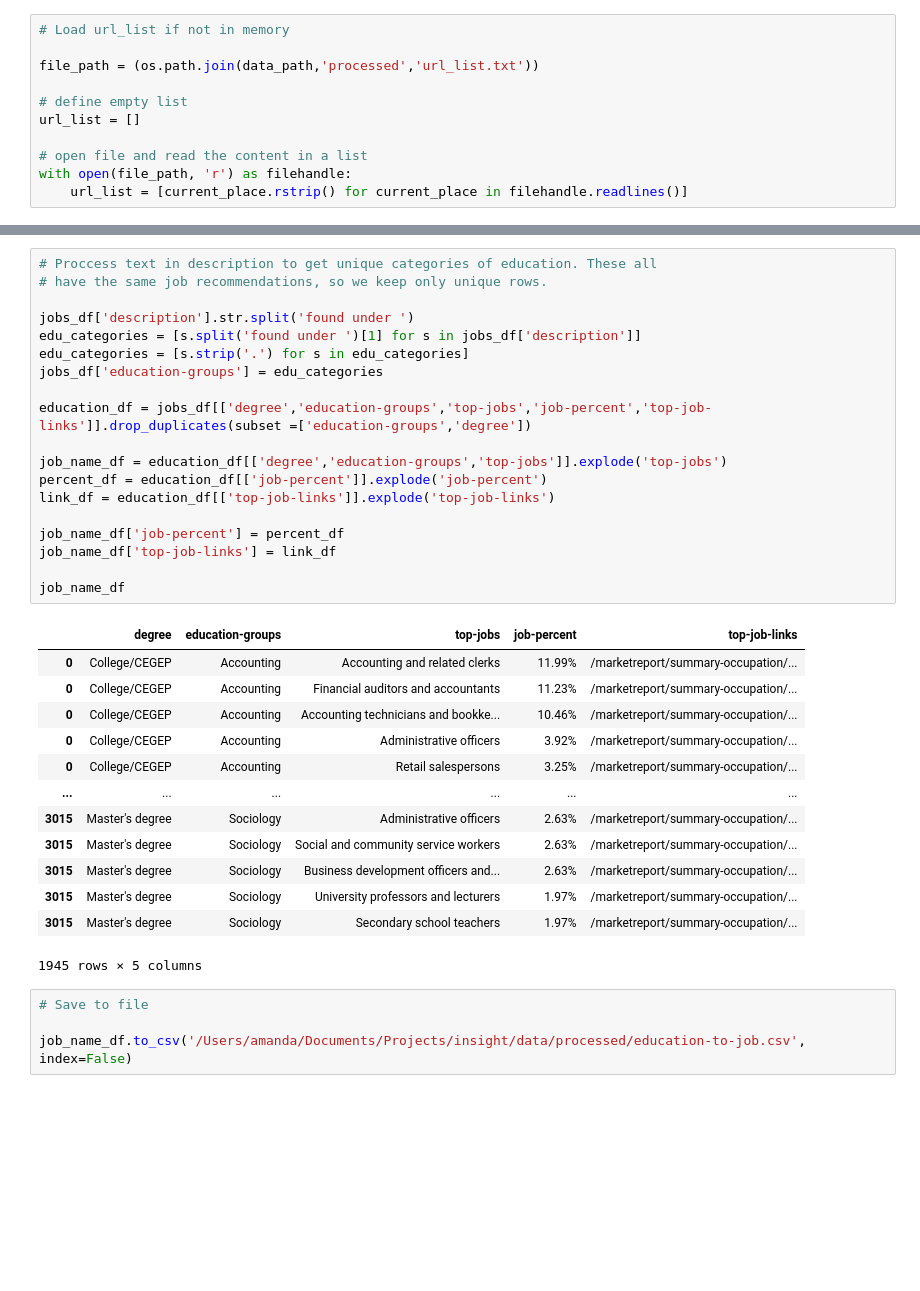
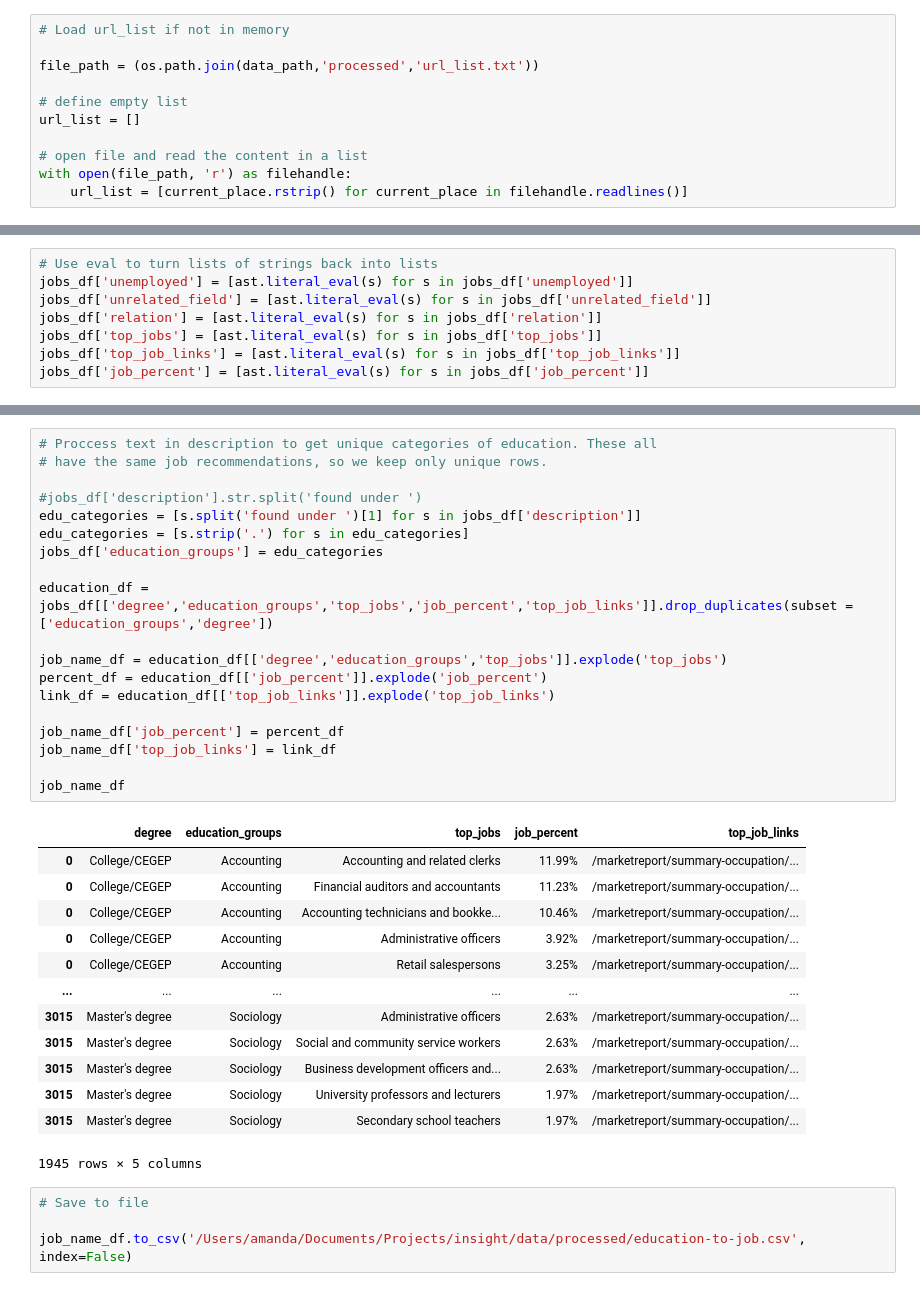
Before and after one commit to anfleury/career-builder, a Jupyter notebook: notebooks/02-jobbank-scraping.ipynb, the cells around one changed output, grey strips where cells are left out. Cells and saved outputs as stored; diff of their text form; blank space fills up the shorter version.

```diff
--- a/notebooks/02-jobbank-scraping.ipynb
+++ b/notebooks/02-jobbank-scraping.ipynb
@@ -249,2 +249,10 @@ Zoology/Animal Biology, General:Master's degree
 
 jobs_df = pd.read_csv('/Users/amanda/Documents/Projects/insight/data/processed/jobbank-fields.csv')
+# %%
+# Use eval to turn lists of strings back into lists
+jobs_df['unemployed'] = [ast.literal_eval(s) for s in jobs_df['unemployed']]
+jobs_df['unrelated_field'] = [ast.literal_eval(s) for s in jobs_df['unrelated_field']]
+jobs_df['relation'] = [ast.literal_eval(s) for s in jobs_df['relation']]
+jobs_df['top_jobs'] = [ast.literal_eval(s) for s in jobs_df['top_jobs']]
+jobs_df['top_job_links'] = [ast.literal_eval(s) for s in jobs_df['top_job_links']]
+jobs_df['job_percent'] = [ast.literal_eval(s) for s in jobs_df['job_percent']]
@@ -410,24 +564,24 @@ jobs_df
 # %%
 # Proccess text in description to get unique categories of education. These all
 # have the same job recommendations, so we keep only unique rows.
 
-jobs_df['description'].str.split('found under ')
+#jobs_df['description'].str.split('found under ')
 edu_categories = [s.split('found under ')[1] for s in jobs_df['description']]
 edu_categories = [s.strip('.') for s in edu_categories]
-jobs_df['education-groups'] = edu_categories
+jobs_df['education_groups'] = edu_categories
 
-education_df = jobs_df[['degree','education-groups','top-jobs','job-percent','top-job-links']].drop_duplicates(subset =['education-groups','degree'])
+education_df = jobs_df[['degree','education_groups','top_jobs','job_percent','top_job_links']].drop_duplicates(subset =['education_groups','degree'])
 
-job_name_df = education_df[['degree','education-groups','top-jobs']].explode('top-jobs')
-percent_df = education_df[['job-percent']].explode('job-percent')
-link_df = education_df[['top-job-links']].explode('top-job-links')
+job_name_df = education_df[['degree','education_groups','top_jobs']].explode('top_jobs')
+percent_df = education_df[['job_percent']].explode('job_percent')
+link_df = education_df[['top_job_links']].explode('top_job_links')
 
-job_name_df['job-percent'] = percent_df
-job_name_df['top-job-links'] = link_df
+job_name_df['job_percent'] = percent_df
+job_name_df['top_job_links'] = link_df
 
 job_name_df
 # %% [output]
-|  | degree | education-groups | top-jobs | job-percent | top-job-links |
+|  | degree | education_groups | top_jobs | job_percent | top_job_links |
 | 0 | College/CEGEP | Accounting | Accounting and related clerks | 11.99% | /marketreport/summary-occupation/... |
 | 0 | College/CEGEP | Accounting | Financial auditors and accountants | 11.23% | /marketreport/summary-occupation/... |
 | 0 | College/CEGEP | Accounting | Accounting technicians and bookke... | 10.46% | /marketreport/summary-occupation/... |
```
Also changed, not shown: parts of 13 cells of this notebook, 1 other file.
